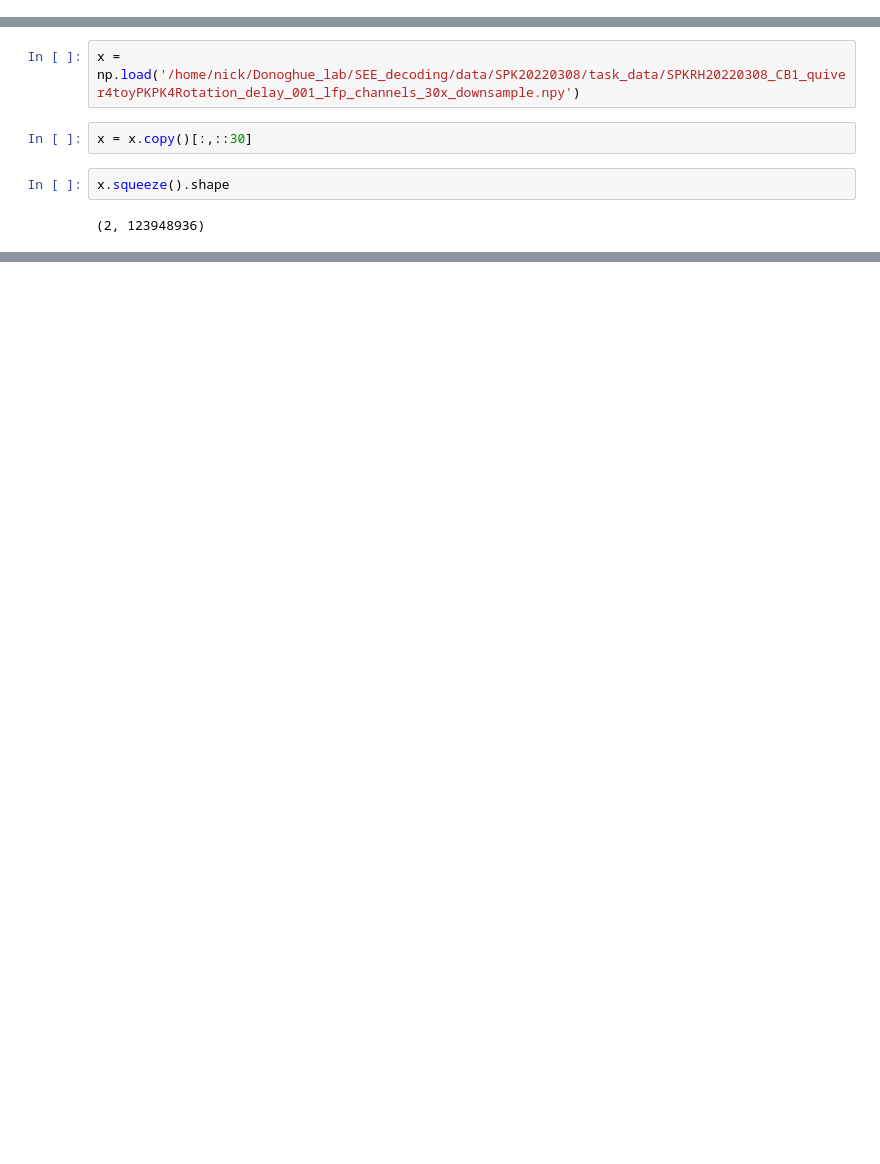
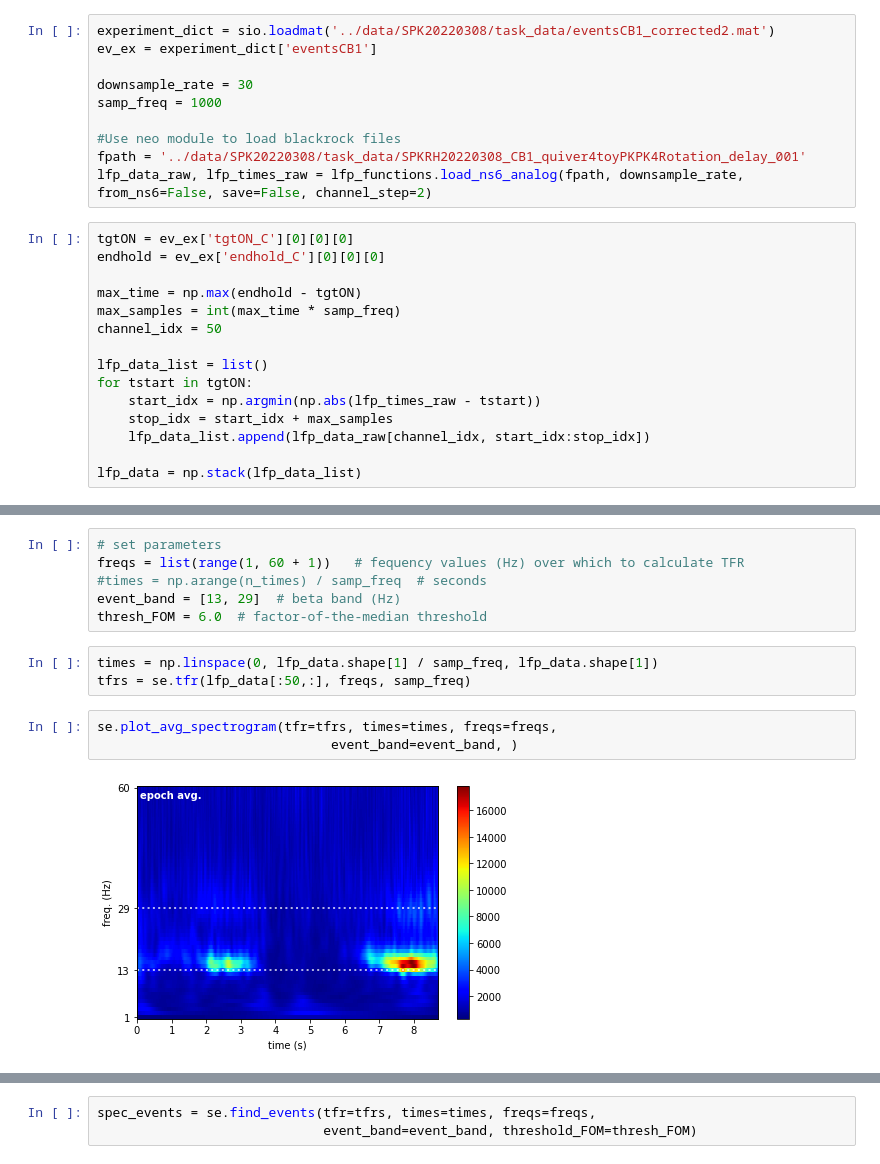
Before and after one commit to ntolley/SEE_decoding, a Jupyter notebook: notebooks/load_lfp.ipynb, the cells around one changed output, grey strips where cells are left out. Cells and saved outputs as stored; diff of their text form; blank space fills up the shorter version.

```diff
--- a/notebooks/load_lfp.ipynb
+++ b/notebooks/load_lfp.ipynb
@@ -16,3 +13,28 @@ endhold = ev_ex['endhold_C'][0][0][0]
+# %%
+experiment_dict = sio.loadmat('../data/SPK20220308/task_data/eventsCB1_corrected2.mat')
+ev_ex = experiment_dict['eventsCB1']
+
+downsample_rate = 30
+samp_freq = 1000
+
+#Use neo module to load blackrock files
+fpath = '../data/SPK20220308/task_data/SPKRH20220308_CB1_quiver4toyPKPK4Rotation_delay_001'
+lfp_data_raw, lfp_times_raw = lfp_functions.load_ns6_analog(fpath, downsample_rate, from_ns6=False, save=False, channel_step=2)
+# %%
+tgtON = ev_ex['tgtON_C'][0][0][0]
+endhold = ev_ex['endhold_C'][0][0][0]
+
+max_time = np.max(endhold - tgtON)
+max_samples = int(max_time * samp_freq)
+channel_idx = 50
+
+lfp_data_list = list()
+for tstart in tgtON:
+    start_idx = np.argmin(np.abs(lfp_times_raw - tstart))
+    stop_idx = start_idx + max_samples
+    lfp_data_list.append(lfp_data_raw[channel_idx, start_idx:stop_idx])
+
+lfp_data = np.stack(lfp_data_list)
 # %%
 downsample_rate = 30
 
@@ -41,8 +45,14 @@ np.save('test.npy', np.concatenate([channel_data[:,::30], channel_data[:,::30]])
-# %%
-x = np.load('/home/nick/Donoghue_lab/SEE_decoding/data/SPK20220308/task_data/SPKRH20220308_CB1_quiver4toyPKPK4Rotation_delay_001_lfp_channels_30x_downsample.npy')
-# %%
-x = x.copy()[:,::30]
-# %%
-x.squeeze().shape
-# %% [output]
-(2, 123948936)
+# %%
+# set parameters
+freqs = list(range(1, 60 + 1))   # fequency values (Hz) over which to calculate TFR
+#times = np.arange(n_times) / samp_freq  # seconds
+event_band = [13, 29]  # beta band (Hz)
+thresh_FOM = 6.0  # factor-of-the-median threshold
+# %%
+times = np.linspace(0, lfp_data.shape[1] / samp_freq, lfp_data.shape[1])
+tfrs = se.tfr(lfp_data[:50,:], freqs, samp_freq)
+# %%
+se.plot_avg_spectrogram(tfr=tfrs, times=times, freqs=freqs,
+                              event_band=event_band, )
+# %% [output]
+[figure, added]
@@ -48,0 +60,3 @@ x.squeeze().shape
+# %%
+spec_events = se.find_events(tfr=tfrs, times=times, freqs=freqs,
+                             event_band=event_band, threshold_FOM=thresh_FOM)
```
Also changed, not shown: parts of 9 cells of this notebook.
